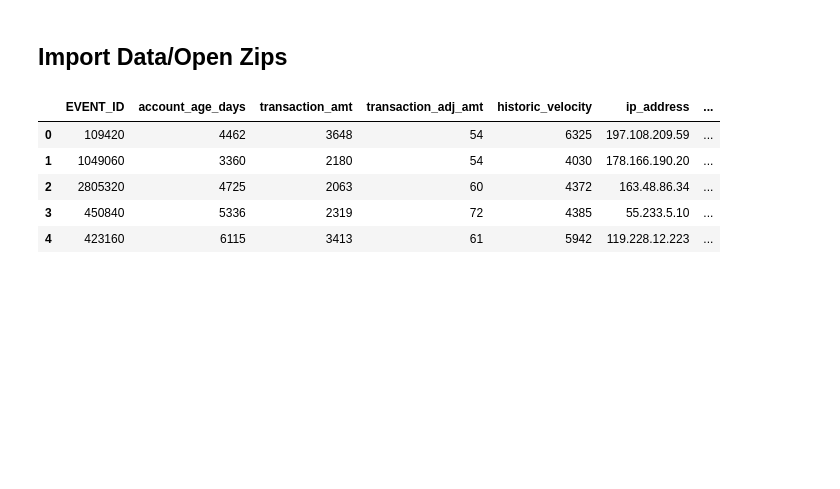
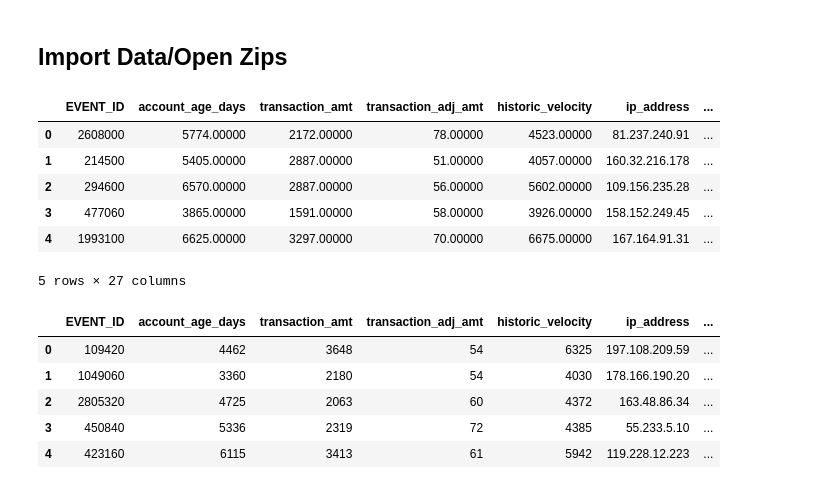
Before and after one commit to MikeVej/ML_FraudDetection, a Jupyter notebook: Project2_FIndingFraud_MichaelVejsiri.ipynb, the cells around one changed output. Saved outputs shown, nothing was run; the diff lists cells and outputs as text; code cells hidden in the pictures; blank space fills up the shorter version.

```diff
--- a/Project2_FIndingFraud_MichaelVejsiri.ipynb
+++ b/Project2_FIndingFraud_MichaelVejsiri.ipynb
@@ -53,4 +54,14 @@ from sklearn.metrics import roc_auc_score
 # %%
 url = 'https://raw.githubusercontent.com/MikeVej/MachineLearning_FraudDetection/Model-Code/Data_CSV/project_2_training.csv'
 df_train = pd.read_csv(url)
+
+df_train.head()
+# %% [output]
+|  | EVENT_ID | account_age_days | transaction_amt | transaction_adj_amt | historic_velocity | ip_address | ... |
+| 0 | 2608000 | 5774.00000 | 2172.00000 | 78.00000 | 4523.00000 | 81.237.240.91 | ... |
+| 1 | 214500 | 5405.00000 | 2887.00000 | 51.00000 | 4057.00000 | 160.32.216.178 | ... |
+| 2 | 294600 | 6570.00000 | 2887.00000 | 56.00000 | 5602.00000 | 109.156.235.28 | ... |
+| 3 | 477060 | 3865.00000 | 1591.00000 | 58.00000 | 3926.00000 | 158.152.249.45 | ... |
+| 4 | 1993100 | 6625.00000 | 3297.00000 | 70.00000 | 6675.00000 | 167.164.91.31 | ... |
+5 rows × 27 columns
 # %%
```
Also changed, not shown: parts of 25 cells of this notebook.
